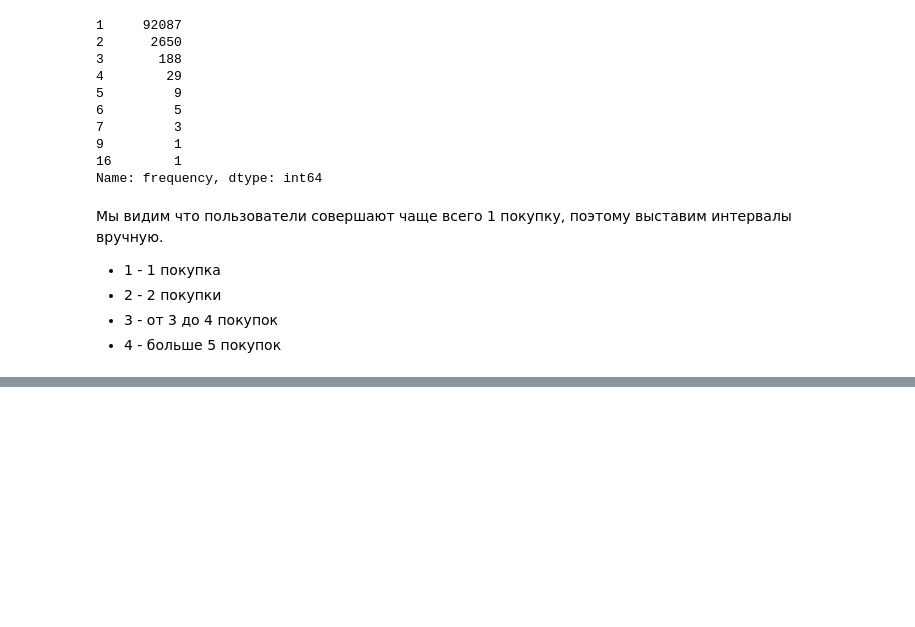
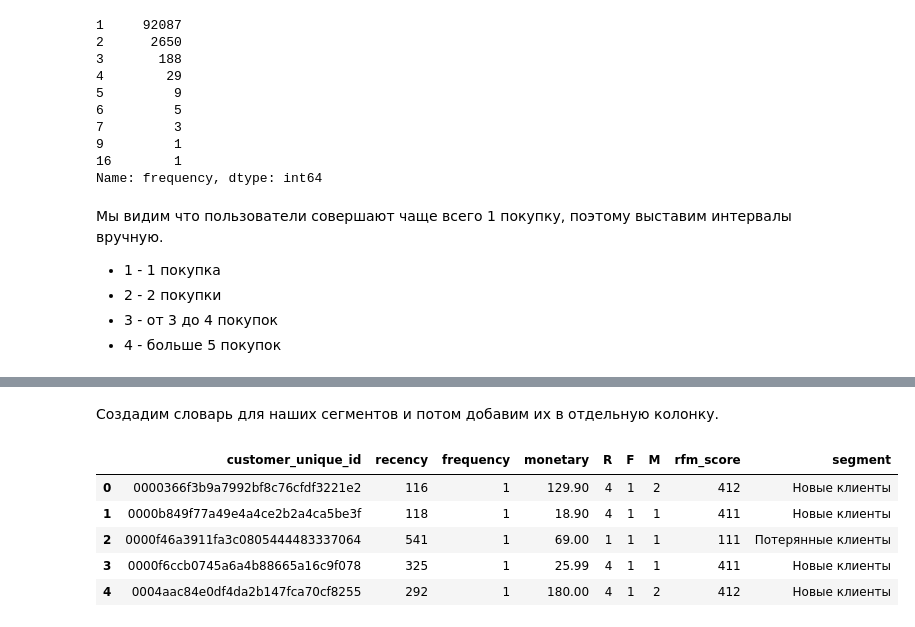
Before and after one commit to Terkinsss/karpov_courses_intermediate_project, a Jupyter notebook: Project.ipynb, the cells around one changed output, grey strips where cells are left out. Cells and saved outputs as stored; diff of their text form; code cells hidden in the pictures; blank space fills up the shorter version.

Commit message:
task 6: add rfm-score

```diff
--- a/Project.ipynb
+++ b/Project.ipynb
@@ -939,0 +969,3 @@ Name: frequency, dtype: int64
+# %%
+quantile_dict['monetary'] = rfm['monetary'].quantile([.56, .88, .99]).to_dict()
+quantile_dict
@@ -939,0 +1009,8 @@ Name: frequency, dtype: int64
+# %%
+rfm['R'] = rfm['recency'].apply(lambda x: r_score(x))
+rfm['F'] = rfm['frequency'].apply(lambda x: f_score(x))
+rfm['M'] = rfm['monetary'].apply(lambda x: m_score(x))
+
+rfm['rfm_score'] = rfm['R'].map(str) + rfm['F'].map(str) + rfm['M'].map(str)
+
+rfm.head()
@@ -939,0 +1048,24 @@ Name: frequency, dtype: int64
+# %% [markdown]
+Создадим словарь для наших сегментов и потом добавим их в отдельную колонку.
+# %%
+segt_map = {
+    r'44[3-4]': 'Лучшие покупатели',
+    r'41[1-4]': 'Новые клиенты',
+    r'[2-3][2-4][2-4]': 'Лояльные клиенты',
+    r'[34][2-3][1-4]': 'Перспективные покупатели',
+    r'2[34][2-4]': 'Нельзя потерять',
+    r'[34]1[3-4]': 'Клиенты, требующие внимания',
+    r'[23][12][12]': 'Спящие клиенты',
+    r'11[1-4]': 'Потерянные клиенты',
+    r'1[2-4][1-4]': 'В зоне риска'
+}
+# %%
+rfm['segment'] = rfm['rfm_score'].replace(segt_map, regex=True)
+rfm.head()
+# %% [output]
+|  | customer_unique_id | recency | frequency | monetary | R | F | M | rfm_score | segment |
+| 0 | 0000366f3b9a7992bf8c76cfdf3221e2 | 116 | 1 | 129.90 | 4 | 1 | 2 | 412 | Новые клиенты |
+| 1 | 0000b849f77a49e4a4ce2b2a4ca5be3f | 118 | 1 | 18.90 | 4 | 1 | 1 | 411 | Новые клиенты |
+| 2 | 0000f46a3911fa3c0805444483337064 | 541 | 1 | 69.00 | 1 | 1 | 1 | 111 | Потерянные клиенты |
+| 3 | 0000f6ccb0745a6a4b88665a16c9f078 | 325 | 1 | 25.99 | 4 | 1 | 1 | 411 | Новые клиенты |
+| 4 | 0004aac84e0df4da2b147fca70cf8255 | 292 | 1 | 180.00 | 4 | 1 | 2 | 412 | Новые клиенты |
```
Also changed, not shown: parts of 19 cells of this notebook.
